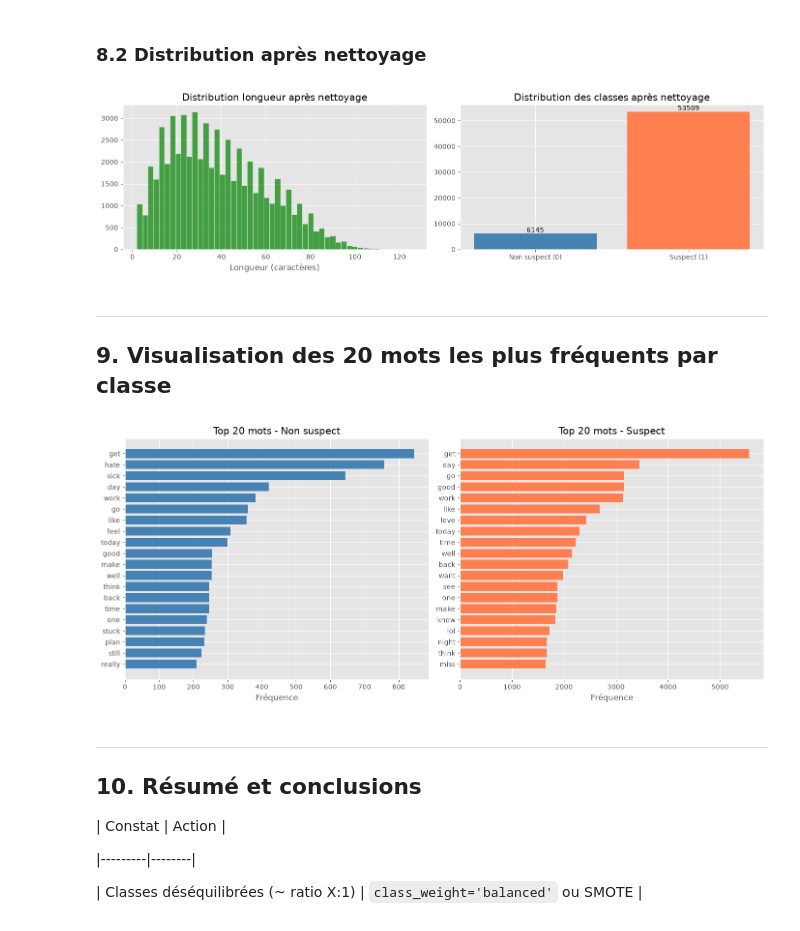
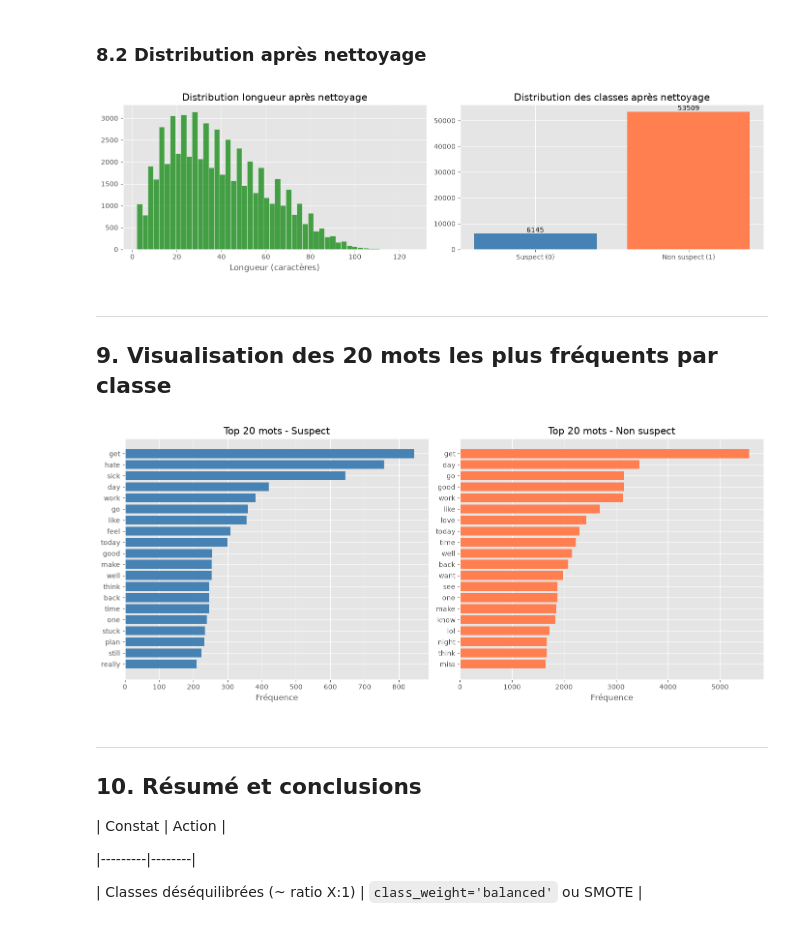
Before and after one commit to Heathclifffs/tweet-suspect-detection, a Jupyter notebook: notebooks/01_eda.ipynb, the cells around one changed output. Saved outputs shown, nothing was run; the diff lists cells and outputs as text; code cells hidden in the pictures.

```diff
--- a/notebooks/01_eda.ipynb
+++ b/notebooks/01_eda.ipynb
@@ -222,7 +222,7 @@ for idx, label in enumerate([0, 1]):
 
     axes[idx].hist(subset, bins=30, color=['steelblue', 'coral'][idx], edgecolor='white', alpha=0.7)
 
-    axes[idx].set_title(f"Classe {'Non suspect' if label==0 else 'Suspect'} (n={len(subset)})")
+    axes[idx].set_title(f"Classe {'Suspect' if label==0 else 'Non suspect'} (n={len(subset)})")
 
     axes[idx].set_xlabel('Longueur (caractères)')
 
@@ -262,7 +262,7 @@ for idx, label in enumerate([0, 1]):
 
     axes[idx].axis('off')
 
-    axes[idx].set_title(f"Nuage de mots - {'Non suspect' if label==0 else 'Suspect'}", fontsize=14)
+    axes[idx].set_title(f"Nuage de mots - {'Suspect' if label==0 else 'Non suspect'}", fontsize=14)
 
 
 
@@ -359,7 +359,7 @@ axes[0].set_xlabel('Longueur (caractères)')
 
 class_counts_clean = df_clean['label'].value_counts().sort_index()
 
-axes[1].bar(['Non suspect (0)', 'Suspect (1)'], class_counts_clean.values,
+axes[1].bar(['Suspect (0)', 'Non suspect (1)'], class_counts_clean.values,
 
            color=['steelblue', 'coral'])
 
@@ -377,7 +377,7 @@ plt.savefig('../reports/figures/post_cleaning_stats.png', dpi=150, bbox_inches='
 
 plt.show()
 # %% [output]
-[figure, old version]
+[figure, new version]
 # %% [markdown]
 ---
 
@@ -391,35 +391,35 @@ fig, axes = plt.subplots(1, 2, figsize=(14, 6))
 
 
 
 for idx, label in enumerate([0, 1]):
 
     text = ' '.join(df_clean[df_clean['label'] == label]['clean_message'])
 
     word_counts = Counter(text.split()).most_common(20)
 
     words, counts = zip(*word_counts)
 
     axes[idx].barh(range(len(words)), counts, color=['steelblue', 'coral'][idx])
 
     axes[idx].set_yticks(range(len(words)))
 
     axes[idx].set_yticklabels(words)
 
     axes[idx].invert_yaxis()
 
-    axes[idx].set_title(f"Top 20 mots - {'Non suspect' if label==0 else 'Suspect'}")
+    axes[idx].set_title(f"Top 20 mots - {'Suspect' if label==0 else 'Non suspect'}")
 
     axes[idx].set_xlabel('Fréquence')
 
 
 
 plt.tight_layout()
 
 plt.savefig('../reports/figures/top20_words_by_class.png', dpi=150, bbox_inches='tight')
 
 plt.show()
 # %% [output]
-[figure, old version]
+[figure, new version]
 # %% [markdown]
 ---
 
```
Also changed, not shown: parts of 5 cells of this notebook, 21 other files.
